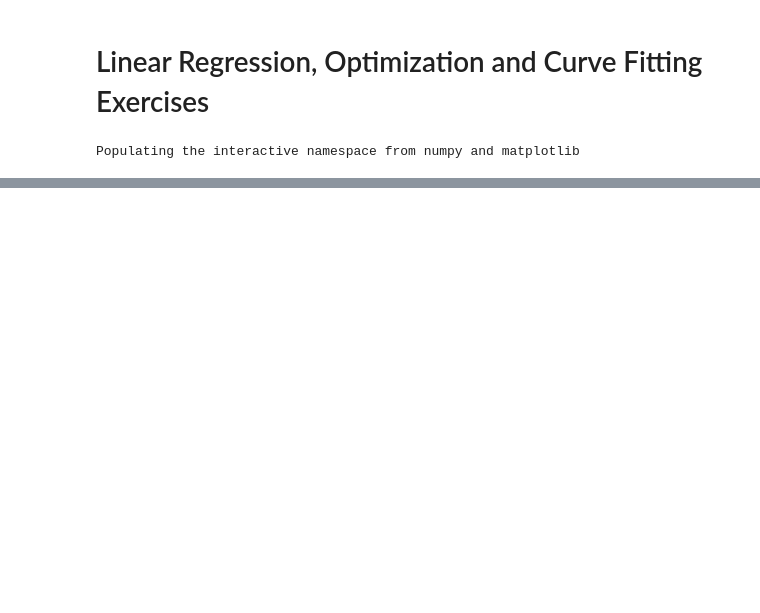
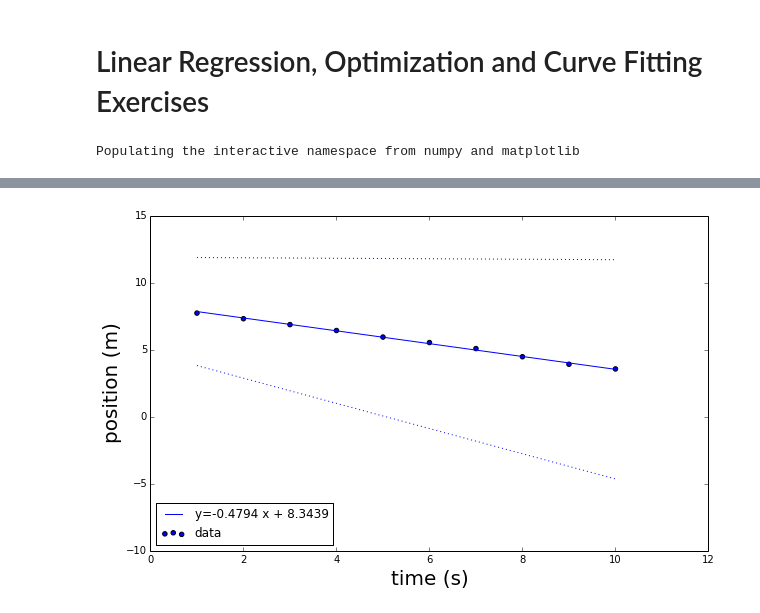
Before and after one commit to sfunkhou/PHYS202-S14, a Jupyter notebook: OptimizationExercises.ipynb, the cells around one changed output, grey strips where cells are left out. Cells and saved outputs as stored; diff of their text form; code cells hidden in the pictures; blank space fills up the shorter version.

```diff
--- a/OptimizationExercises.ipynb
+++ b/OptimizationExercises.ipynb
@@ -47,0 +98,18 @@ def WeightedLLSqFit(x,y,w):
+# %%
+#Plot the data and the fit line
+fig = plt.figure(2,(10,6))
+plt.scatter(time,pos,label="data")
+plt.plot(time,f(time,m,b),label=mylabel)
+
+#Now plot a band around the result at the one-sigma error level
+plt.plot(time,f(time,m-m_unc,b-b_unc),'b:')
+plt.plot(time,f(time,m+m_unc,b+b_unc),'b:')
+
+
+plt.legend(loc="best")
+plt.xlabel("time (s)",fontsize=20)
+plt.ylabel("position (m)",fontsize=20)
+
+plt.show()
+# %% [output]
+[figure, added]
```
Also changed, not shown: parts of 5 cells of this notebook.
